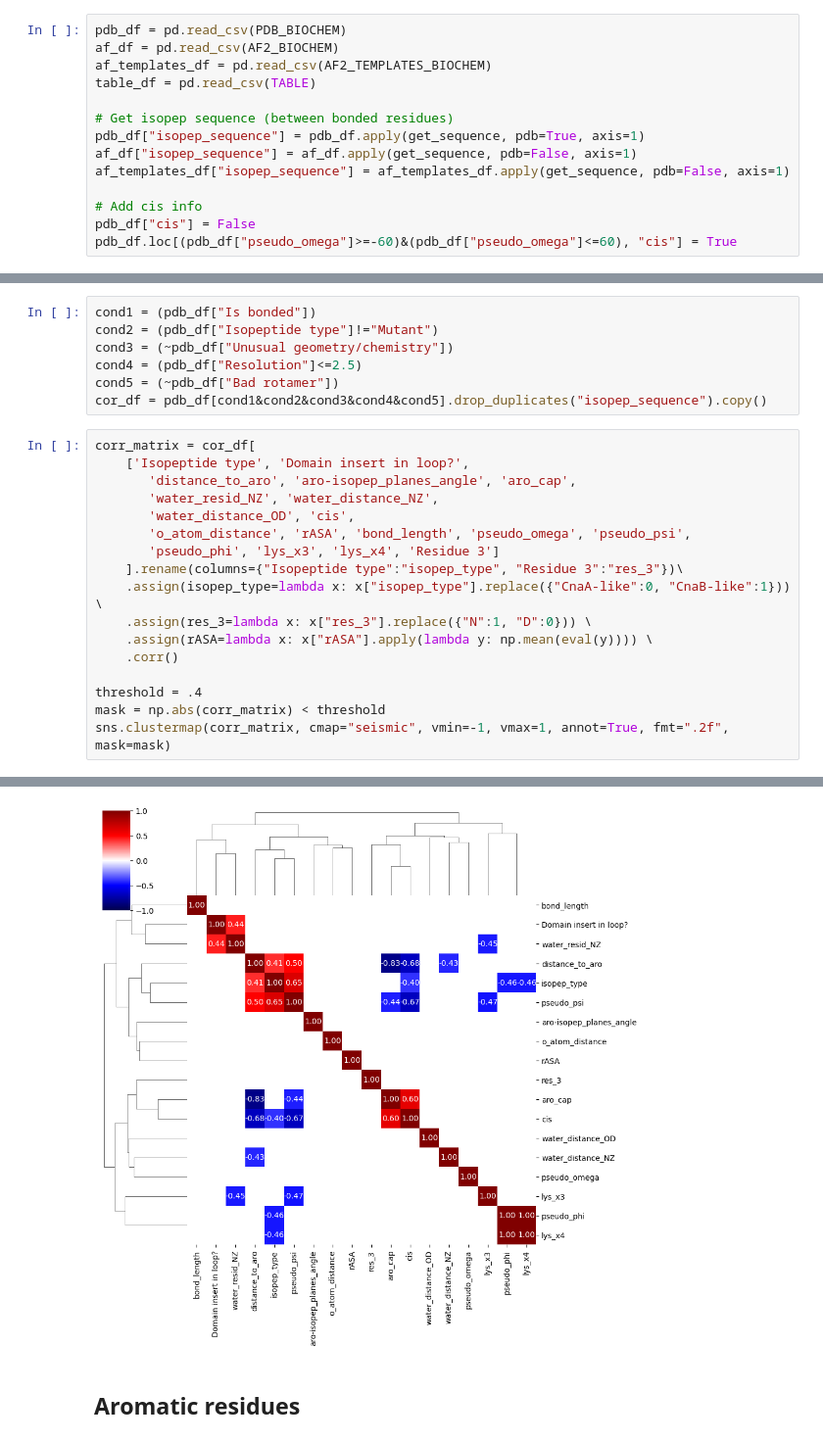
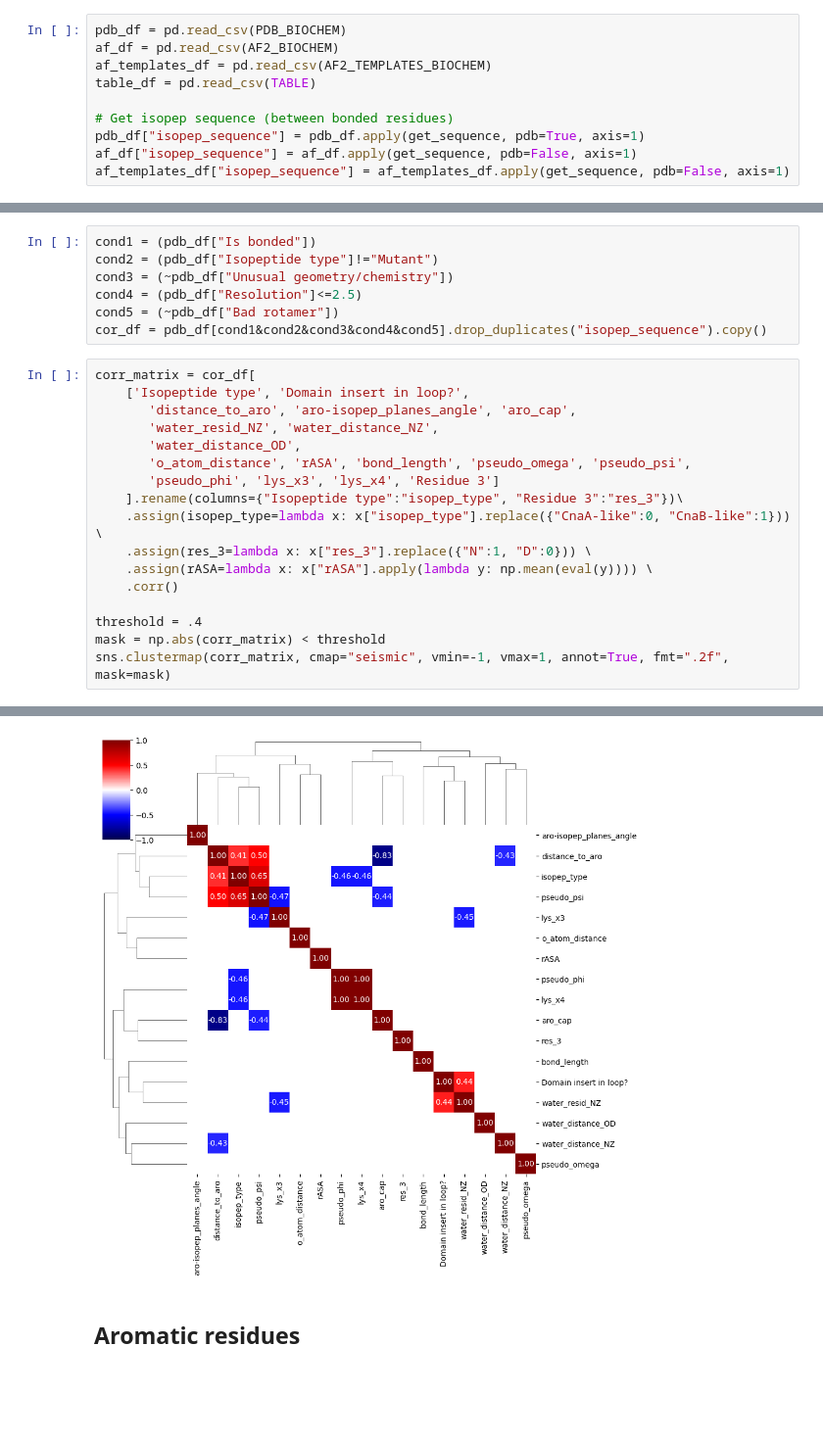
Before and after one commit to FranceCosta/isopeptide_bonds_global_survey, a Jupyter notebook: notebooks/20241212_analyseDataset_v2.ipynb, the cells around one changed output, grey strips where cells are left out. Shown: that part at 98% size. Saved outputs shown, nothing was run; the diff lists cells and outputs as text; blank space fills up the shorter version.

```diff
--- a/notebooks/20241212_analyseDataset_v2.ipynb
+++ b/notebooks/20241212_analyseDataset_v2.ipynb
@@ -29,10 +29,6 @@ table_df = pd.read_csv(TABLE)
 pdb_df["isopep_sequence"] = pdb_df.apply(get_sequence, pdb=True, axis=1)
 af_df["isopep_sequence"] = af_df.apply(get_sequence, pdb=False, axis=1)
 af_templates_df["isopep_sequence"] = af_templates_df.apply(get_sequence, pdb=False, axis=1)
-
-# Add cis info
-pdb_df["cis"] = False
-pdb_df.loc[(pdb_df["pseudo_omega"]>=-60)&(pdb_df["pseudo_omega"]<=60), "cis"] = True
 # %% [markdown]
 ## Pfam domain mapping
 # %%
@@ -137,23 +133,23 @@ cor_df = pdb_df[cond1&cond2&cond3&cond4&cond5].drop_duplicates("isopep_sequence"
 # %%
 corr_matrix = cor_df[
     ['Isopeptide type', 'Domain insert in loop?',
        'distance_to_aro', 'aro-isopep_planes_angle', 'aro_cap',
        'water_resid_NZ', 'water_distance_NZ',
-       'water_distance_OD', 'cis',
+       'water_distance_OD',
        'o_atom_distance', 'rASA', 'bond_length', 'pseudo_omega', 'pseudo_psi',
        'pseudo_phi', 'lys_x3', 'lys_x4', 'Residue 3']
     ].rename(columns={"Isopeptide type":"isopep_type", "Residue 3":"res_3"})\
     .assign(isopep_type=lambda x: x["isopep_type"].replace({"CnaA-like":0, "CnaB-like":1})) \
     .assign(res_3=lambda x: x["res_3"].replace({"N":1, "D":0})) \
     .assign(rASA=lambda x: x["rASA"].apply(lambda y: np.mean(eval(y)))) \
     .corr()
 
 threshold = .4
 mask = np.abs(corr_matrix) < threshold
 sns.clustermap(corr_matrix, cmap="seismic", vmin=-1, vmax=1, annot=True, fmt=".2f", mask=mask)
 # %% [output]
 <seaborn.matrix.ClusterGrid at 0x...>
-[figure, old version]
+[figure, new version]
 # %% [markdown]
 ## Aromatic residues
 # %%
```
Also changed, not shown: parts of 11 cells of this notebook, 7 other files.
